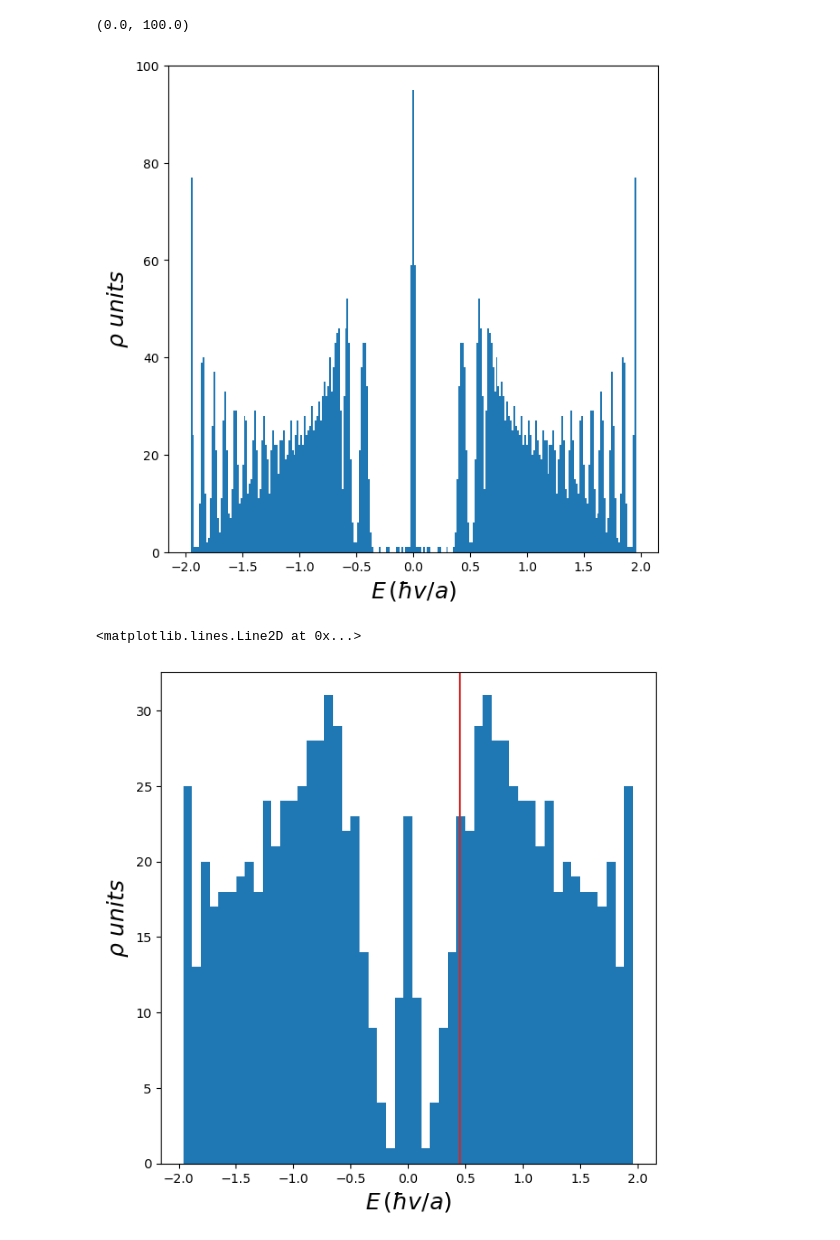
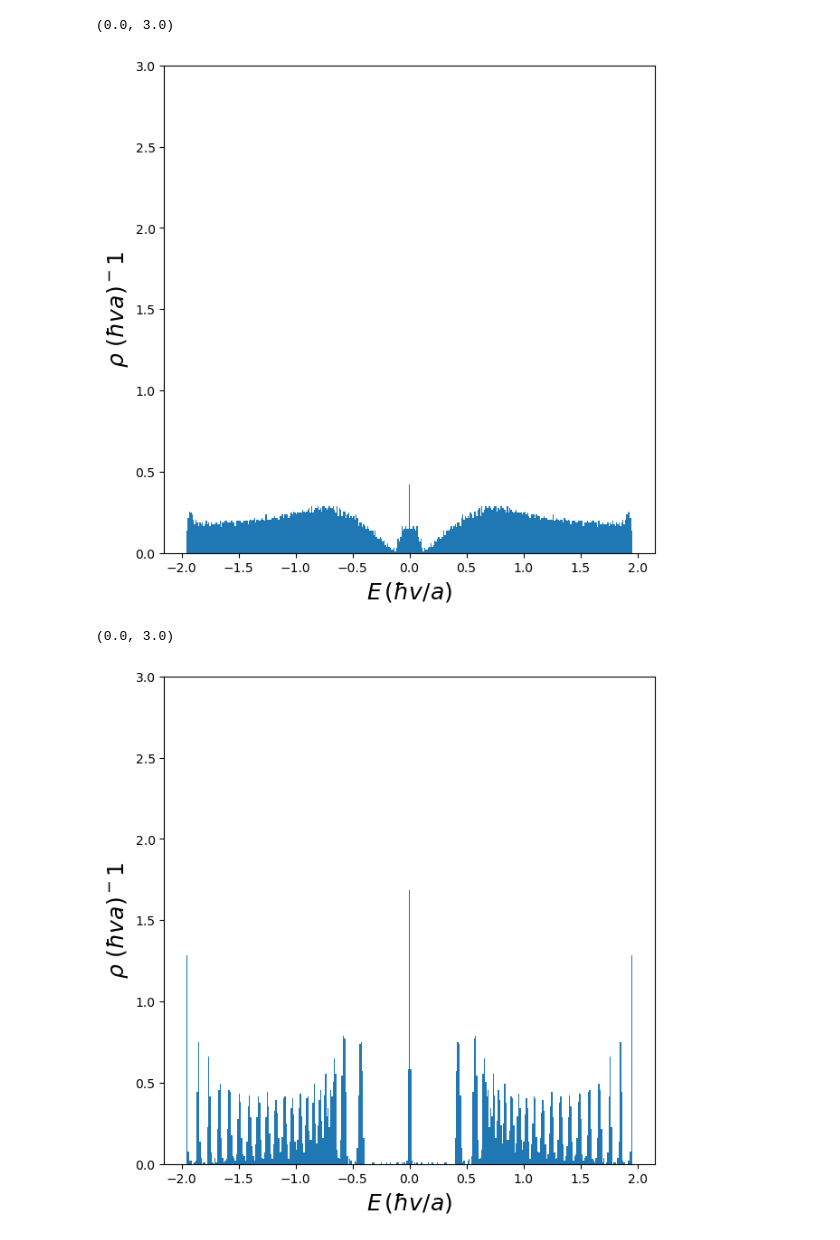
Before and after one commit to adonvel/tangent-magnetic-field, a Jupyter notebook: graph_square.ipynb, the cells around one changed output. Cells and saved outputs as stored; diff of their text form; code cells hidden in the pictures.

Commit message:
Fixed units in noisy graphene square

```diff
--- a/graph_square.ipynb
+++ b/graph_square.ipynb
@@ -26,18 +25,19 @@ spectrum = graphene_spectrum(parameters)
 # %%
 nbins = parameters['width']*parameters['length']//5+1-(parameters['width']*parameters['length']//5)%2
-#nbins = 201
+#The previous line ensures that the amount of bins is proportional to the system size and always odd.
 density_of_states, bin_edges = np.histogram(spectrum, bins = nbins, density = False)
 
 x = (bin_edges[1:]+bin_edges[:-1])/2
-dx = (bin_edges[1]-bin_edges[0])/2
+dx = (bin_edges[1]-bin_edges[0])
 
 fig = plt.figure(figsize = (7,7))
 ax = fig.add_subplot(111)
-ax.bar(x,density_of_states,width = 2*dx)
-ax.set_ylabel(r"$\rho$ $units$",fontsize = 18)
+area = parameters['width']*parameters['length']*3*np.sqrt(3)
+ax.bar(x,density_of_states/dx/area,width = dx)
+ax.set_ylabel(r"$\rho$ $(\hbar va)^-1$",fontsize = 18)
 ax.set_xlabel(r"$E\,(\hbar v/a)$",fontsize = 18)
-#ax.axvline(np.sqrt(2*parameters['mag_field']), c = 'C3')######################## Skipping orbits centered the edge of the ribbon
-ax.set_ylim(0,100)
+#ax.axvline(np.sqrt(2*parameters['mag_field']), c = 'C3') #First Landau level
+ax.set_ylim(0,3)
 # %% [output]
-(0.0, 100.0)
+(0.0, 3.0)
-[figure, old version]
+[figure, new version]
@@ -121,30 +44,31 @@ def graphene_square(parameters):
 # %%
 parameters = {
-    'width' : 50, # This is in units of 3a
-    'length' : 5,
+    'width' : 70, # This is in units of 3a
+    'length' : 25,# This is in units of sqrt(3)a
     'bottom_bearded' : True,
     'top_bearded' : False,
     'mag_field' : 0.1,
-    'noise' : 2,
+    'noise' : 0.1,
     'seed' : 0
              }
 #Calculate spectrum
-spectrum = graphene_spectrum(parameters)
+spectrum = mb.graphene_spectrum(parameters)
 # %%
 nbins = parameters['width']*parameters['length']//5+1-(parameters['width']*parameters['length']//5)%2
-#nbins = 201
+#The previous line ensures that the amount of bins is proportional to the system size and always odd.
 density_of_states, bin_edges = np.histogram(spectrum, bins = nbins, density = False)
 
 x = (bin_edges[1:]+bin_edges[:-1])/2
-dx = (bin_edges[1]-bin_edges[0])/2
+dx = (bin_edges[1]-bin_edges[0])
 
 fig = plt.figure(figsize = (7,7))
 ax = fig.add_subplot(111)
-ax.bar(x,density_of_states,width = 2*dx)
-ax.set_ylabel(r"$\rho$ $units$",fontsize = 18)
+area = parameters['width']*parameters['length']*3*np.sqrt(3)
+ax.bar(x,density_of_states/dx/area,width = dx)
+ax.set_ylabel(r"$\rho$ $(\hbar va)^-1$",fontsize = 18)
 ax.set_xlabel(r"$E\,(\hbar v/a)$",fontsize = 18)
-ax.axvline(np.sqrt(2*parameters['mag_field']), c = 'C3')######################## Skipping orbits centered the edge of the ribbon
-#ax.set_xlim(-0.2,0.2)
+#ax.axvline(np.sqrt(2*parameters['mag_field']), c = 'C3') #First Landau level
+ax.set_ylim(0,3)
 # %% [output]
-<matplotlib.lines.Line2D at 0x...>
+(0.0, 3.0)
-[figure, old version]
+[figure, new version]
```
Also changed, not shown: parts of 6 cells of this notebook, 1 other file.
